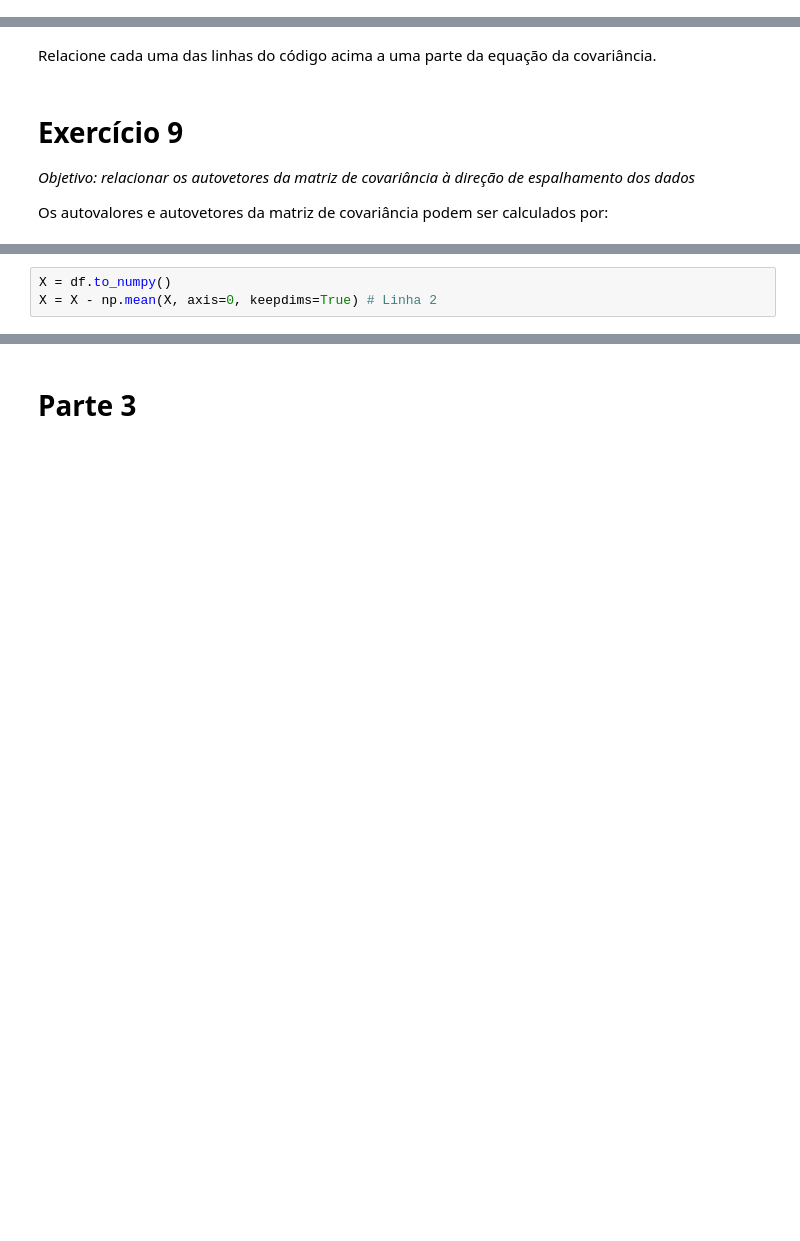
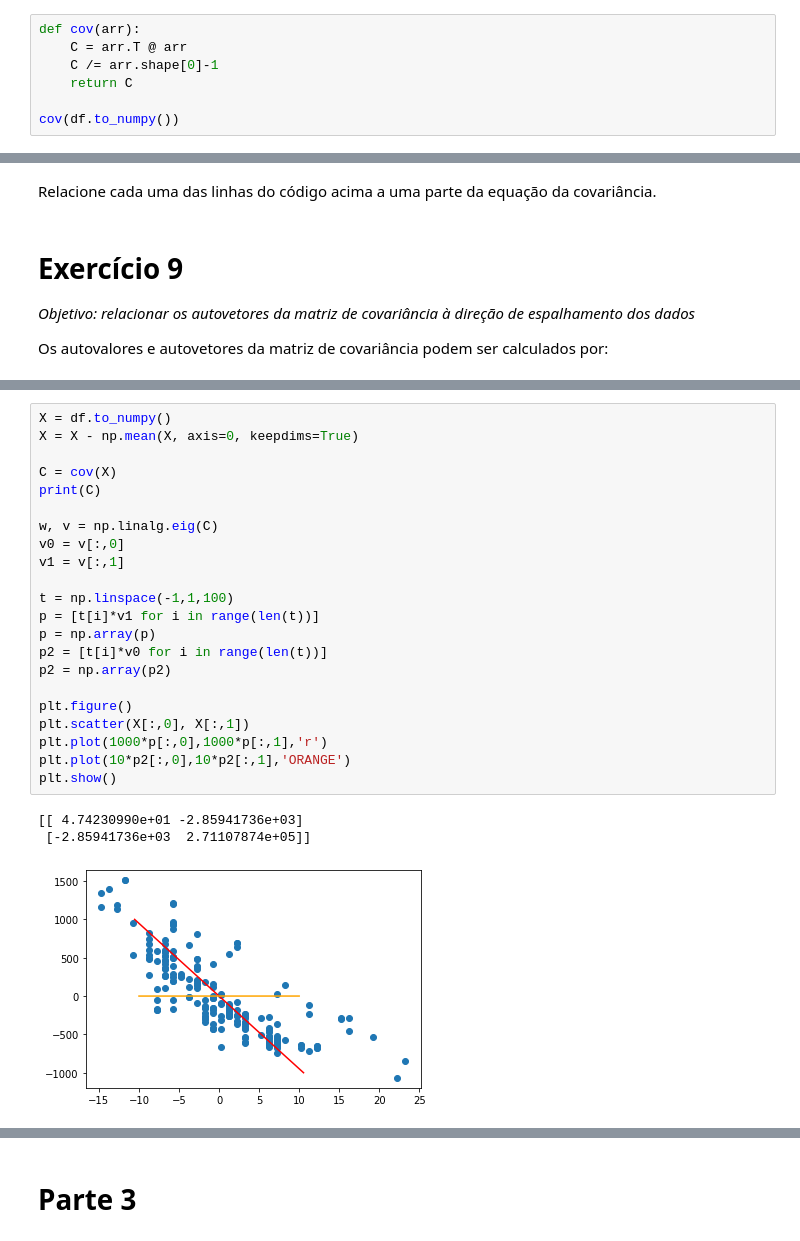
Before and after one commit to tiagoft/alglin-alunos, a Jupyter notebook: 05-autovetores_e_autovalores.ipynb, the cells around one changed output, grey strips where cells are left out. Saved outputs shown, nothing was run; the diff lists cells and outputs as text; blank space fills up the shorter version.

```diff
--- a/05-autovetores_e_autovalores.ipynb
+++ b/05-autovetores_e_autovalores.ipynb
@@ -584,0 +631,7 @@ print(C)
+# %%
+def cov(arr):
+    C = arr.T @ arr
+    C /= arr.shape[0]-1
+    return C
+
+cov(df.to_numpy())
@@ -602,9 +660,32 @@ v1 = v[:,1]
 <img src="reta_pca_1.png"></img>
 
 (c) O que a reta desenhada no ítem (b) indica sobre os seus dados?
-# %%
-X = df.to_numpy()
-X = X - np.mean(X, axis=0, keepdims=True) # Linha 2
+# %%
+X = df.to_numpy()
+X = X - np.mean(X, axis=0, keepdims=True)
+
+C = cov(X)
+print(C)
+
+w, v = np.linalg.eig(C)
+v0 = v[:,0]
+v1 = v[:,1]
+
+t = np.linspace(-1,1,100)
+p = [t[i]*v1 for i in range(len(t))]
+p = np.array(p)
+p2 = [t[i]*v0 for i in range(len(t))]
+p2 = np.array(p2)
+
+plt.figure()
+plt.scatter(X[:,0], X[:,1])
+plt.plot(1000*p[:,0],1000*p[:,1],'r')
+plt.plot(10*p2[:,0],10*p2[:,1],'ORANGE')
+plt.show()
+# %% [output]
+[[ 4.74230990e+01 -2.85941736e+03]
+ [-2.85941736e+03  2.71107874e+05]]
+[figure, added]
 # %% [markdown]
 # Exercício 10
 *Objetivo: fazer uma projeção PCA como uma mudança de bases*
```
Also changed, not shown: parts of 14 cells of this notebook, 1 other file.
